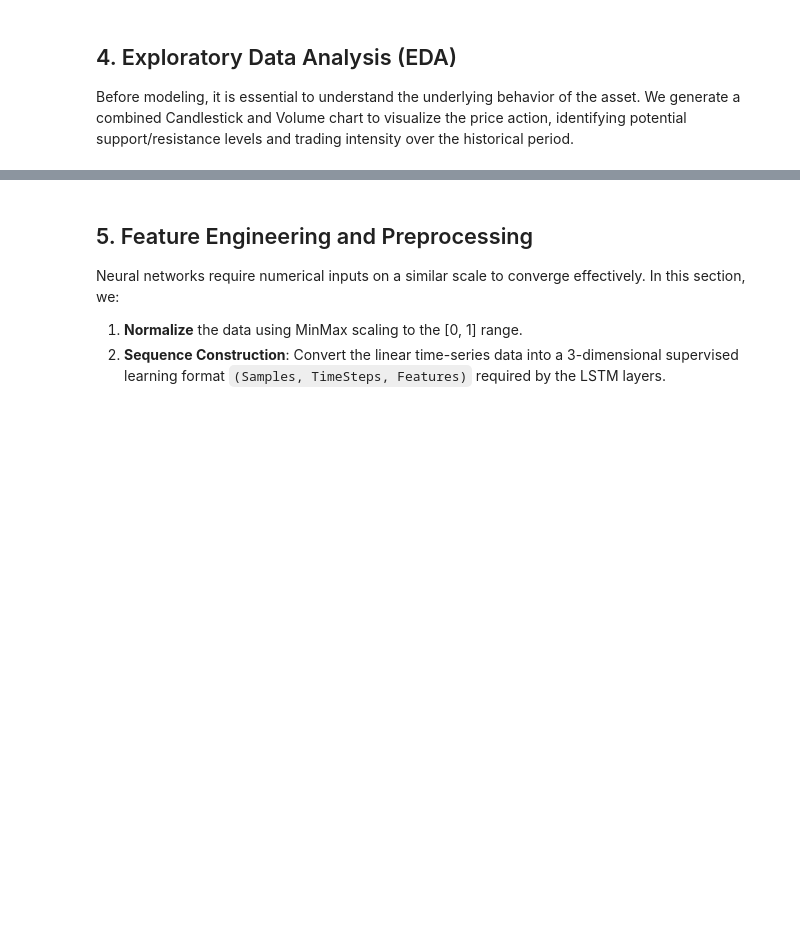
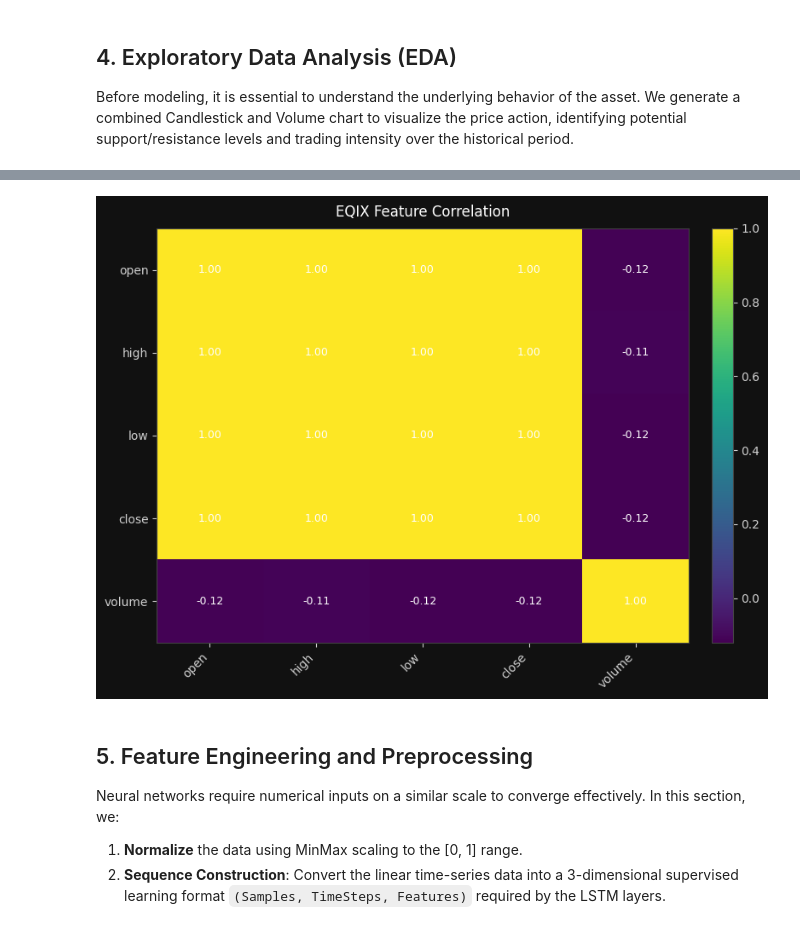
Before and after one commit to Seventie/New-York-Stock-Prediction---LSTM-, a Jupyter notebook: newyork-stock-exchange.ipynb, the cells around one changed output, grey strips where cells are left out. Cells and saved outputs as stored; diff of their text form; code cells hidden in the pictures; blank space fills up the shorter version.

```diff
--- a/newyork-stock-exchange.ipynb
+++ b/newyork-stock-exchange.ipynb
@@ -235,3 +239,27 @@ fig.show()
+# %%
+# 4.3 Correlation heatmap
+corr = ticker_df[FEATURE_COLUMNS].corr()
+
+fig, ax = plt.subplots(figsize=(8, 6))
+im = ax.imshow(corr.values, cmap="viridis", aspect="auto")
+
+ax.set_xticks(np.arange(len(corr.columns)))
+ax.set_yticks(np.arange(len(corr.index)))
+ax.set_xticklabels(corr.columns, rotation=45, ha="right")
+ax.set_yticklabels(corr.index)
+
+for i in range(corr.shape[0]):
+    for j in range(corr.shape[1]):
+        ax.text(j, i, f"{corr.values[i, j]:.2f}", ha="center", va="center", color="white", fontsize=9)
+
+fig.colorbar(im, ax=ax, fraction=0.046, pad=0.04)
+ax.grid(False)
+ax.set_title(f"{TICKER} Feature Correlation", pad=10)
+
+plt.tight_layout()
+plt.show()
+# %% [output]
+[figure, added]
 # %% [markdown]
 ## 5. Feature Engineering and Preprocessing
 Neural networks require numerical inputs on a similar scale to converge effectively. In this section, we:
```
Also changed, not shown: parts of 16 cells of this notebook.
